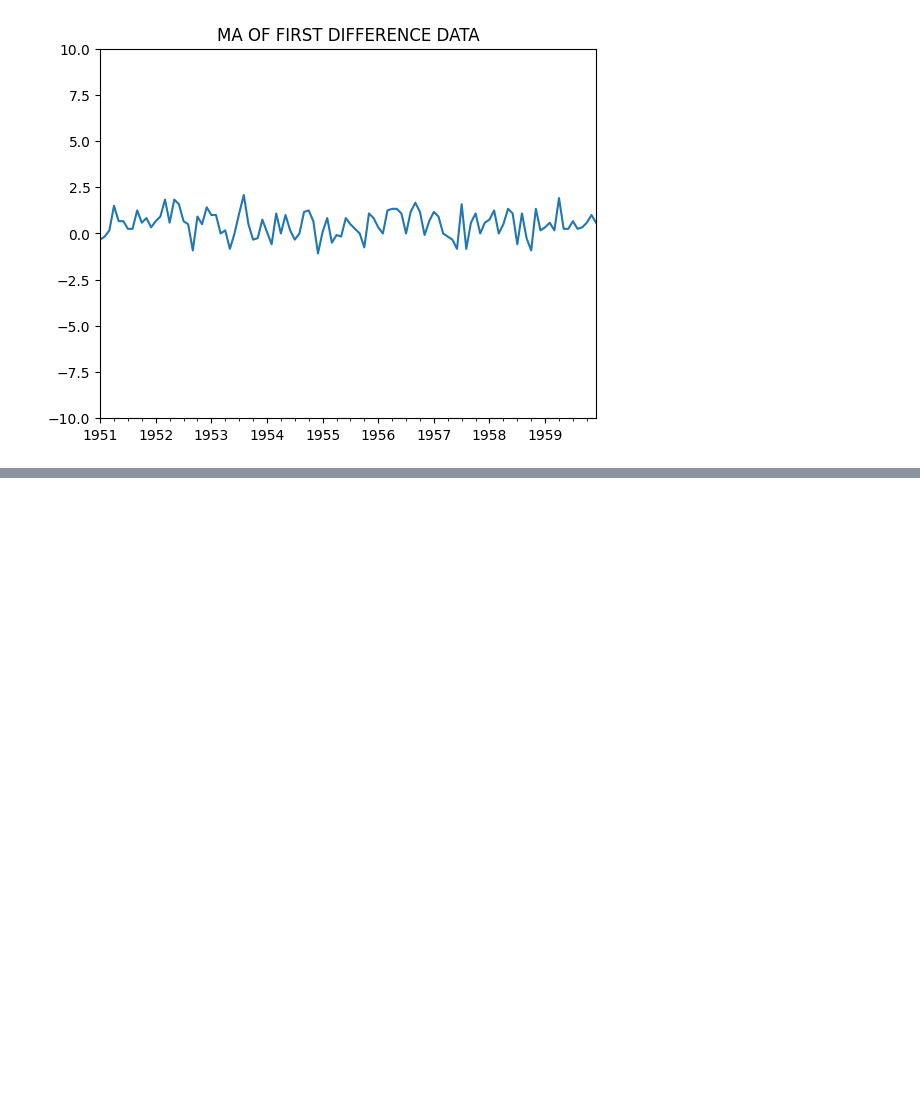
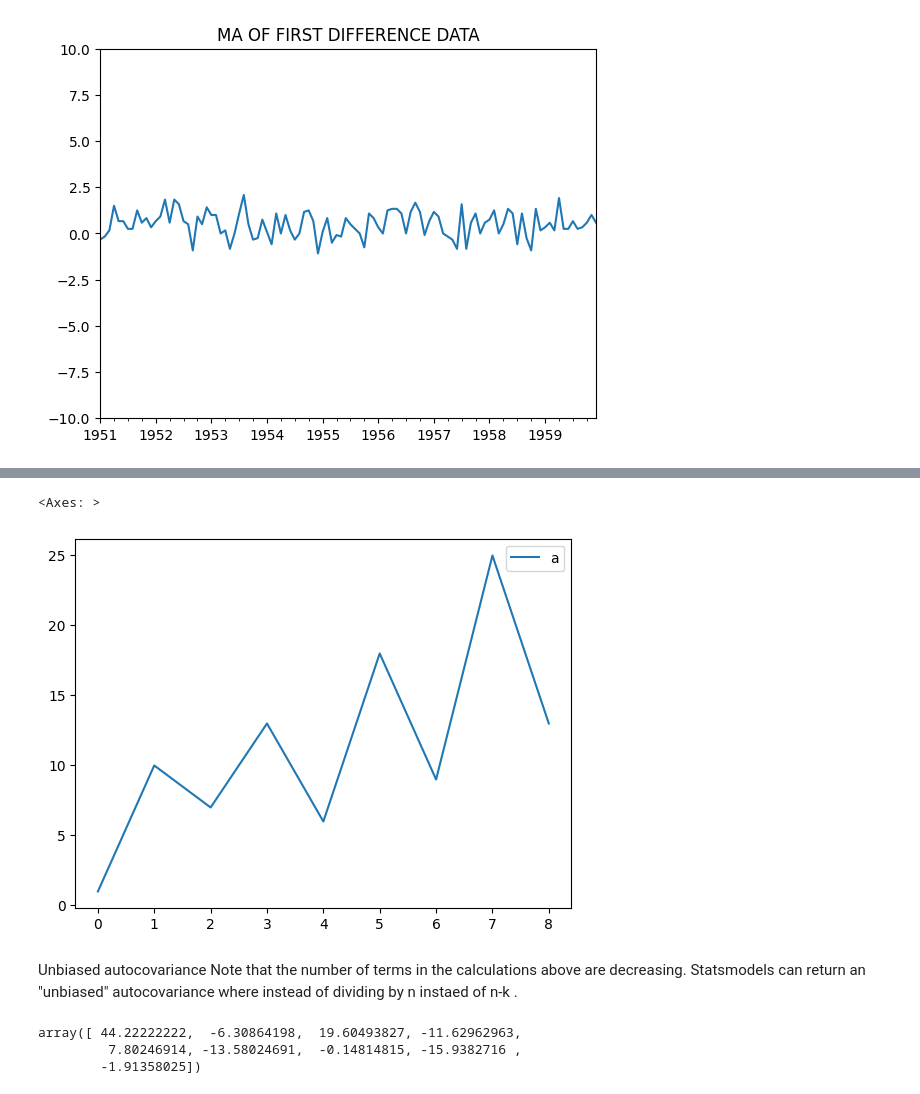
Before and after one commit to Suryasadasivam/Time_series_practice, a Jupyter notebook: Time_series_forecasting_traditional_method.ipynb, the cells around one changed output, grey strips where cells are left out. Drawn from its saved outputs; the diff is of its cells as text; code cells hidden in the pictures; blank space fills up the shorter version.

```diff
--- a/Time_series_forecasting_traditional_method.ipynb
+++ b/Time_series_forecasting_traditional_method.ipynb
@@ -258,0 +298,21 @@ df['d1_ma'].plot(title="MA OF FIRST DIFFERENCE DATA", ylim=[-10, 10]).autoscale(
+# %%
+#example
+df=pd.DataFrame({'a':[1,10,7,13,6,18,9,25,13]})
+
+df.plot()
+# %% [output]
+<Axes: >
+[figure, added]
+# %% [markdown]
+Unbiased autocovariance
+Note that the number of terms in the calculations above are decreasing. Statsmodels can return an "unbiased" autocovariance where instead of dividing by n instaed of n-k
+.
+# %%
+from statsmodels.tsa.stattools import acovf, acf
+arr = acovf(df['a'])
+
+arr
+# %% [output]
+array([ 44.22222222,  -6.30864198,  19.60493827, -11.62962963,
+         7.80246914, -13.58024691,  -0.14814815, -15.9382716 ,
+        -1.91358025])
```
Also changed, not shown: parts of 5 cells of this notebook.
